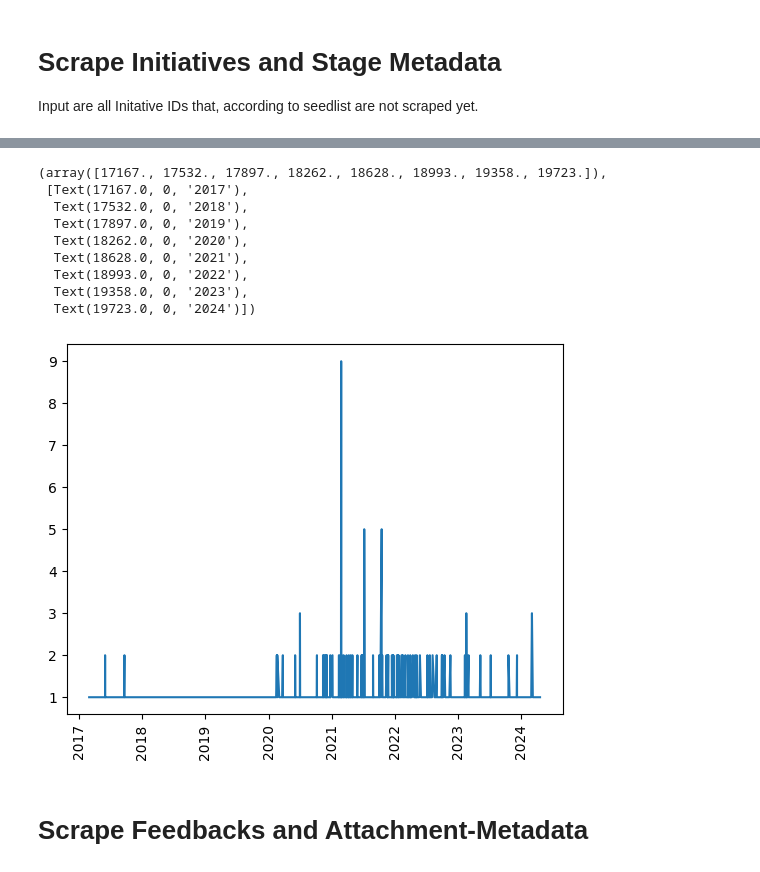
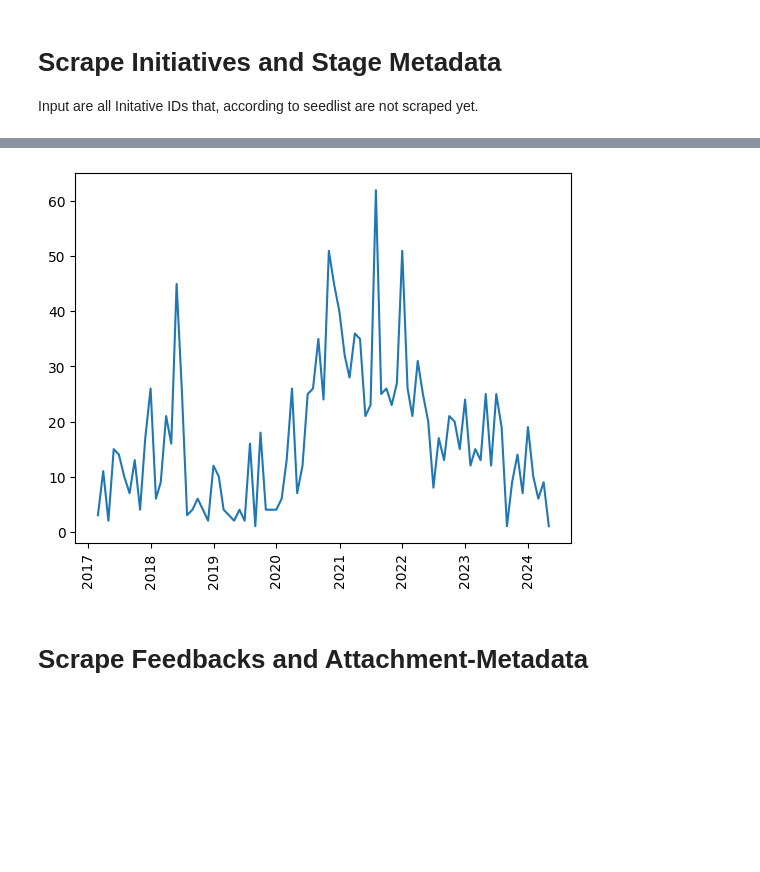
Before and after one commit to Q-Bukold/have_your_say-scraper, a Jupyter notebook: notebook.ipynb, the cells around one changed output, grey strips where cells are left out. Cells and saved outputs as stored; diff of their text form; code cells hidden in the pictures; blank space fills up the shorter version.

```diff
--- a/notebook.ipynb
+++ b/notebook.ipynb
@@ -73,7 +110,10 @@ stage_dates_published = pd.read_sql("SELECT published_date FROM stages", engine)
 
 stage_dates_published = stage_dates_published.value_counts("published_date")
 stage_dates_published = stage_dates_published.sort_index(ascending=True)
-display(stage_dates_published)
+
+stage_dates_published = stage_dates_published.resample('M').agg("count")
+
 plt.plot(stage_dates_published.index, stage_dates_published.values)
 plt.xticks(rotation='vertical')
+plt.show()
 # %% [output]
@@ -93,13 +120,4 @@ Name: count, Length: 1485, dtype: int64
-(array([17167., 17532., 17897., 18262., 18628., 18993., 19358., 19723.]),
- [Text(17167.0, 0, '2017'),
-  Text(17532.0, 0, '2018'),
-  Text(17897.0, 0, '2019'),
-  Text(18262.0, 0, '2020'),
-  Text(18628.0, 0, '2021'),
-  Text(18993.0, 0, '2022'),
-  Text(19358.0, 0, '2023'),
-  Text(19723.0, 0, '2024')])
-[figure, old version]
+[figure, new version]
 # %% [markdown]
 # Scrape Feedbacks and Attachment-Metadata
 # %%
```
Also changed, not shown: parts of 7 cells of this notebook, 5 other files.
